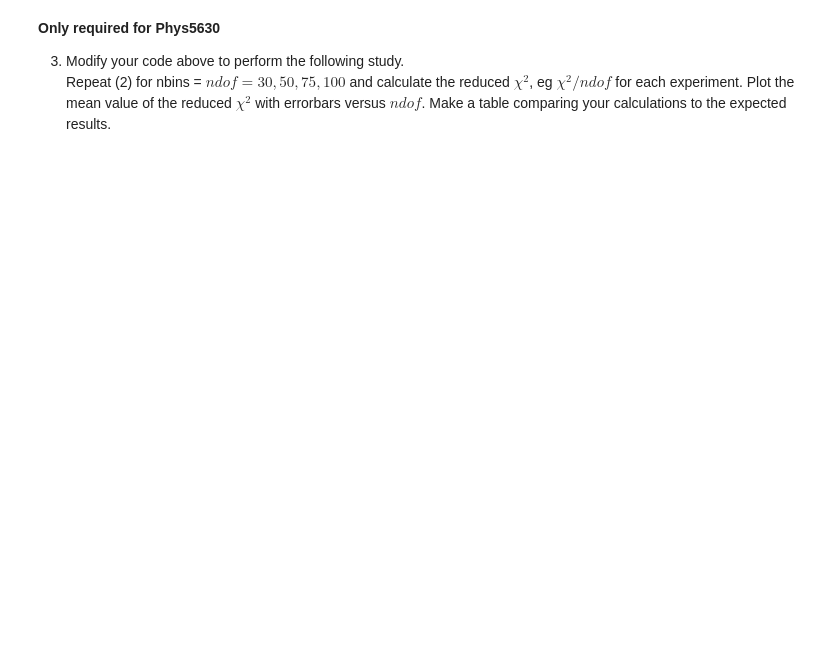
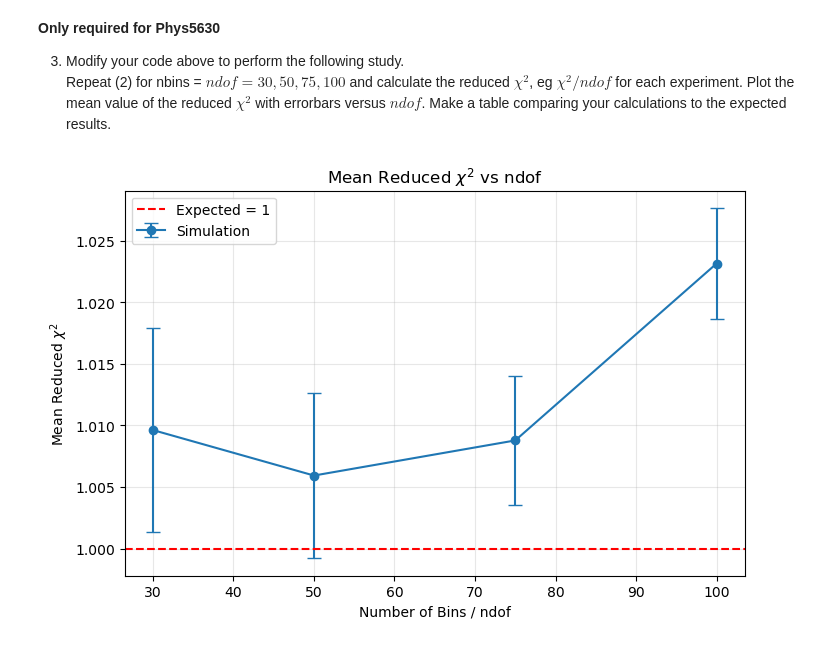
Before and after one commit to ktn9mu/chi2, a Jupyter notebook: chi2.ipynb, the cells around one changed output. Drawn from its saved outputs; the diff is of its cells as text; code cells hidden in the pictures; blank space fills up the shorter version.

```diff
--- a/chi2.ipynb
+++ b/chi2.ipynb
@@ -144,4 +144,79 @@ Std of χ² = 7.61 (Expected ≈ 7.75)
 3) Modify your code above to perform the following study. <br>
 Repeat (2) for nbins = $ndof = 30, 50, 75, 100$ and calculate the reduced $\chi^2$, eg $\chi^2/ndof$ for each experiment.  Plot the mean value of the reduced $\chi^2$ with errorbars versus $ndof$.  Make a table comparing your calculations to the expected results.
 # %%
-# your work goes here
+import numpy as np
+import matplotlib.pyplot as plt
+from scipy.stats import chi2
+from tqdm import tqdm
+
+
+def f(x):
+    return 0.2 + np.sin(x) / (x + 1)
+
+def generate_samples(N=10000, xmin=0, xmax=15):
+    xs = np.linspace(xmin, xmax, 10000)
+    fmax = np.max(f(xs))
+    accepted = []
+    while len(accepted) < N:
+        xr = np.random.uniform(xmin, xmax, size=2*N)
+        yr = np.random.uniform(0, fmax, size=2*N)
+        accepted.extend(xr[yr < f(xr)])
+    return np.array(accepted[:N])
+
+def expected_counts(bin_edges, total_points):
+    xs = np.linspace(0, 15, 10000)
+    fs = f(xs)
+    fs_norm = fs / np.trapezoid(fs, xs)
+    e_counts = []
+    for i in range(len(bin_edges) - 1):
+        idx = (xs >= bin_edges[i]) & (xs < bin_edges[i+1])
+        prob = np.trapezoid(fs_norm[idx], xs[idx])
+        e_counts.append(prob * total_points)
+    return np.array(e_counts)
+
+# --- Part 3 ---
+num_experiments = 1000
+num_points = 10000
+bin_list = [30, 50, 75, 100]
+
+mean_reduced = []
+err_reduced = []
+
+for bins in bin_list:
+    chi2_values = []
+    for _ in tqdm(range(num_experiments), desc=f"Bins = {bins}"):
+        x_data = generate_samples(num_points)
+        counts, bin_edges = np.histogram(x_data, bins=bins, range=(0, 15))
+        expected = expected_counts(bin_edges, num_points)
+
+        mask = expected > 0
+        chi2_val = np.sum(((counts[mask] - expected[mask])**2) / expected[mask])
+        reduced = chi2_val / (bins -1)  # ndof = bins - 1 ?check
+        chi2_values.append(reduced)
+
+    chi2_values = np.array(chi2_values)
+    mean_reduced.append(np.mean(chi2_values))
+    err_reduced.append(np.std(chi2_values) / np.sqrt(num_experiments))
+
+# Plot mean reduced χ² vs ndof
+plt.figure(figsize=(8,5))
+plt.errorbar(bin_list, mean_reduced, yerr=err_reduced, fmt='o-', capsize=5, label="Simulation")
+plt.axhline(1, color='r', linestyle='--', label="Expected = 1")
+plt.xlabel("Number of Bins / ndof")
+plt.ylabel("Mean Reduced $\chi^2$")
+plt.title("Mean Reduced $\chi^2$ vs ndof")
+plt.legend()
+plt.grid(alpha=0.3)
+plt.show()
+
+# Print comparison table
+import pandas as pd
+df = pd.DataFrame({
+    "Bins / ndof": bin_list,
+    "Mean Reduced χ²": np.round(mean_reduced, 3),
+    "Error on Mean": np.round(err_reduced, 3),
+    "Expected": [1.0]*len(bin_list)
+})
+print(df)
+# %% [output]
+[figure, added]
```
Also changed, not shown: parts of 2 cells of this notebook.
